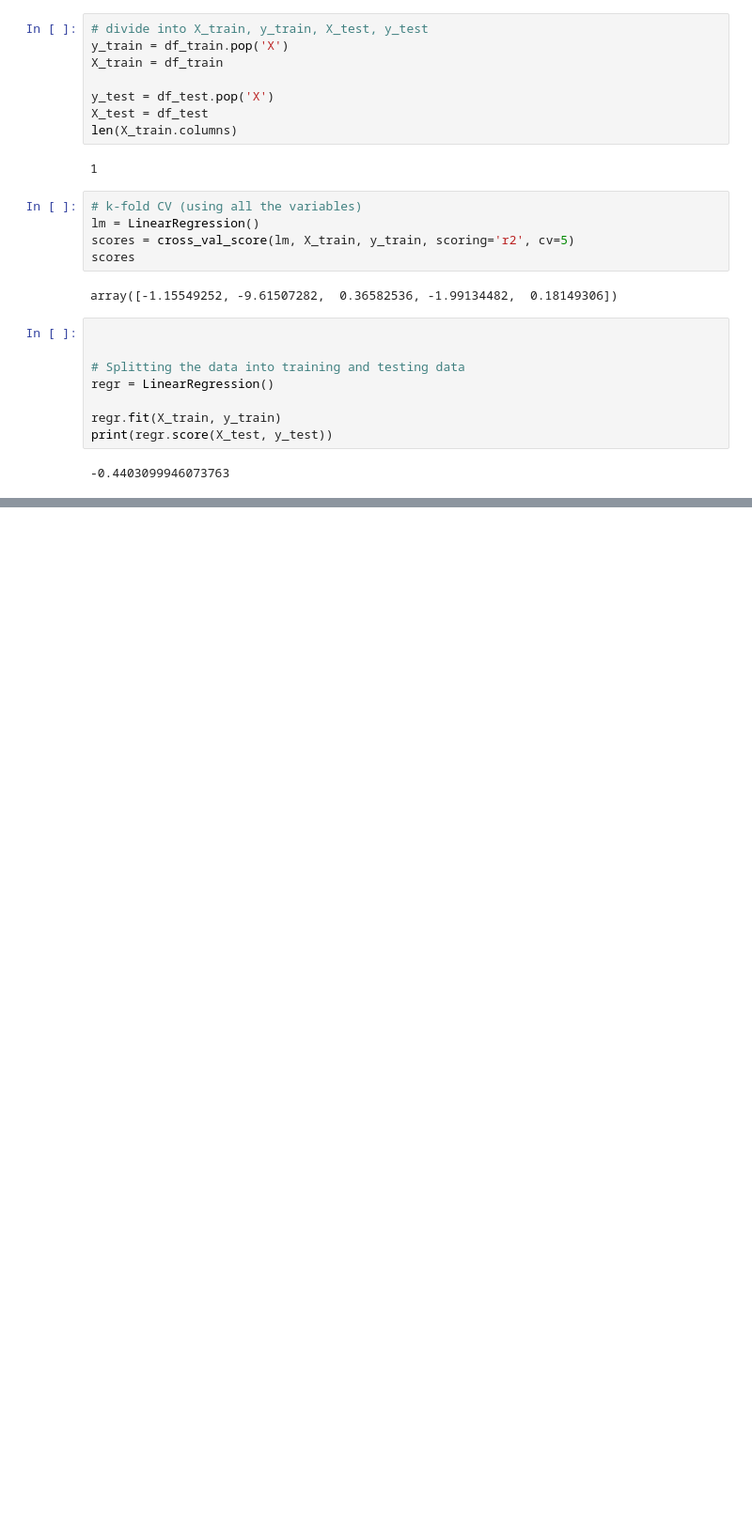
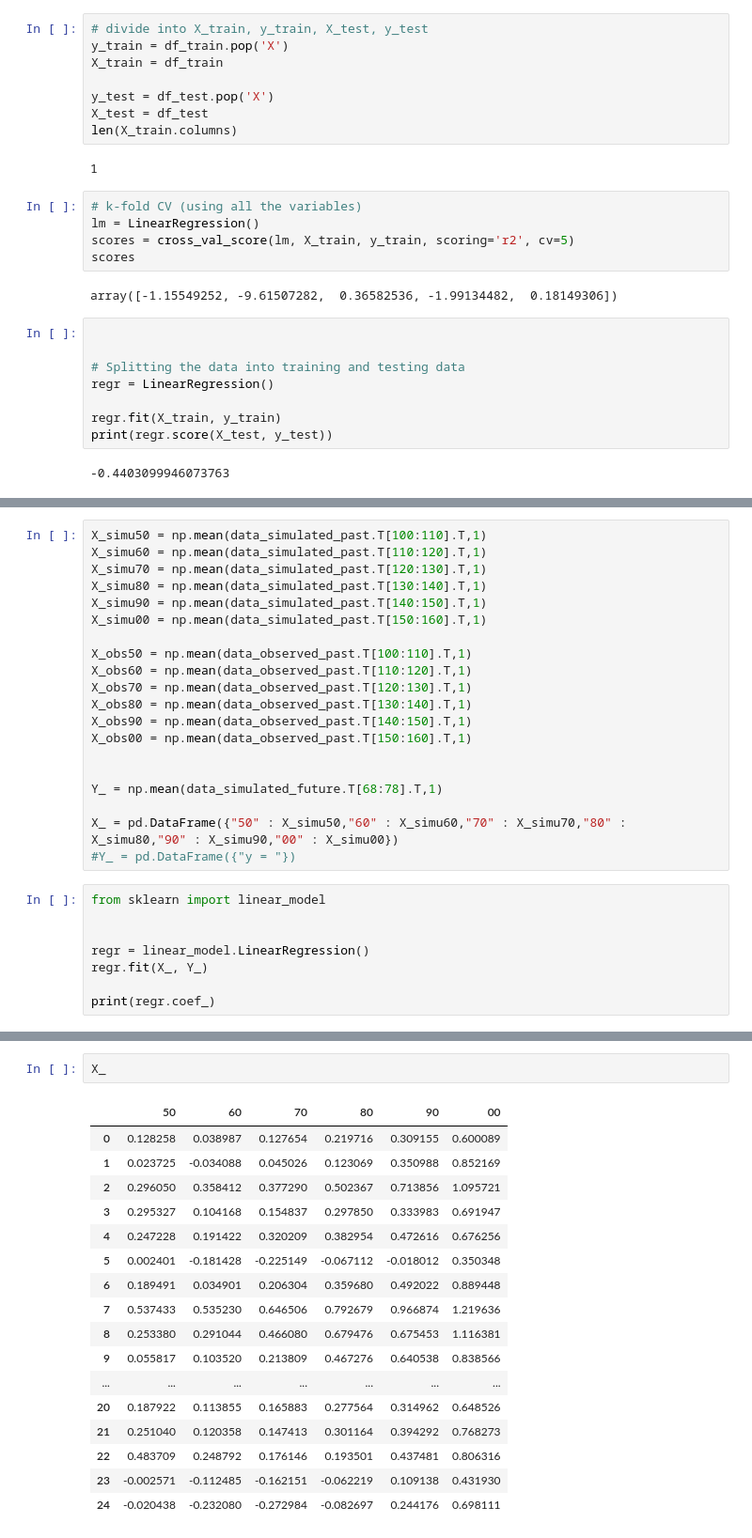
Before and after one commit to SashaCuau/ProjetMeteo, a Jupyter notebook: sujet_seance1_a_completer.ipynb, the cells around one changed output, grey strips where cells are left out. Shown at 94% size. Saved outputs shown, nothing was run; the diff lists cells and outputs as text; blank space fills up the shorter version.

```diff
--- a/sujet_seance1_a_completer.ipynb
+++ b/sujet_seance1_a_completer.ipynb
@@ -635,0 +785,28 @@ print(regr.score(X_test, y_test))
+# %%
+X_simu50 = np.mean(data_simulated_past.T[100:110].T,1)
+X_simu60 = np.mean(data_simulated_past.T[110:120].T,1)
+X_simu70 = np.mean(data_simulated_past.T[120:130].T,1)
+X_simu80 = np.mean(data_simulated_past.T[130:140].T,1)
+X_simu90 = np.mean(data_simulated_past.T[140:150].T,1)
+X_simu00 = np.mean(data_simulated_past.T[150:160].T,1)
+
+X_obs50 = np.mean(data_observed_past.T[100:110].T,1)
+X_obs60 = np.mean(data_observed_past.T[110:120].T,1)
+X_obs70 = np.mean(data_observed_past.T[120:130].T,1)
+X_obs80 = np.mean(data_observed_past.T[130:140].T,1)
+X_obs90 = np.mean(data_observed_past.T[140:150].T,1)
+X_obs00 = np.mean(data_observed_past.T[150:160].T,1)
+
+
+Y_ = np.mean(data_simulated_future.T[68:78].T,1)
+
+X_ = pd.DataFrame({"50" : X_simu50,"60" : X_simu60,"70" : X_simu70,"80" : X_simu80,"90" : X_simu90,"00" : X_simu00})
+#Y_ = pd.DataFrame({"y = "})
+# %%
+from sklearn import linear_model
+
+
+regr = linear_model.LinearRegression()
+regr.fit(X_, Y_)
+
+print(regr.coef_)
@@ -635,0 +851,20 @@ print(regr.score(X_test, y_test))
+# %%
+X_
+# %% [output]
+|  | 50 | 60 | 70 | 80 | 90 | 00 |
+| 0 | 0.128258 | 0.038987 | 0.127654 | 0.219716 | 0.309155 | 0.600089 |
+| 1 | 0.023725 | -0.034088 | 0.045026 | 0.123069 | 0.350988 | 0.852169 |
+| 2 | 0.296050 | 0.358412 | 0.377290 | 0.502367 | 0.713856 | 1.095721 |
+| 3 | 0.295327 | 0.104168 | 0.154837 | 0.297850 | 0.333983 | 0.691947 |
+| 4 | 0.247228 | 0.191422 | 0.320209 | 0.382954 | 0.472616 | 0.676256 |
+| 5 | 0.002401 | -0.181428 | -0.225149 | -0.067112 | -0.018012 | 0.350348 |
+| 6 | 0.189491 | 0.034901 | 0.206304 | 0.359680 | 0.492022 | 0.889448 |
+| 7 | 0.537433 | 0.535230 | 0.646506 | 0.792679 | 0.966874 | 1.219636 |
+| 8 | 0.253380 | 0.291044 | 0.466080 | 0.679476 | 0.675453 | 1.116381 |
+| 9 | 0.055817 | 0.103520 | 0.213809 | 0.467276 | 0.640538 | 0.838566 |
+| ... | ... | ... | ... | ... | ... | ... |
+| 20 | 0.187922 | 0.113855 | 0.165883 | 0.277564 | 0.314962 | 0.648526 |
+| 21 | 0.251040 | 0.120358 | 0.147413 | 0.301164 | 0.394292 | 0.768273 |
+| 22 | 0.483709 | 0.248792 | 0.176146 | 0.193501 | 0.437481 | 0.806316 |
+| 23 | -0.002571 | -0.112485 | -0.162151 | -0.062219 | 0.109138 | 0.431930 |
+| 24 | -0.020438 | -0.232080 | -0.272984 | -0.082697 | 0.244176 | 0.698111 |
```
Also changed, not shown: parts of 29 cells of this notebook.
